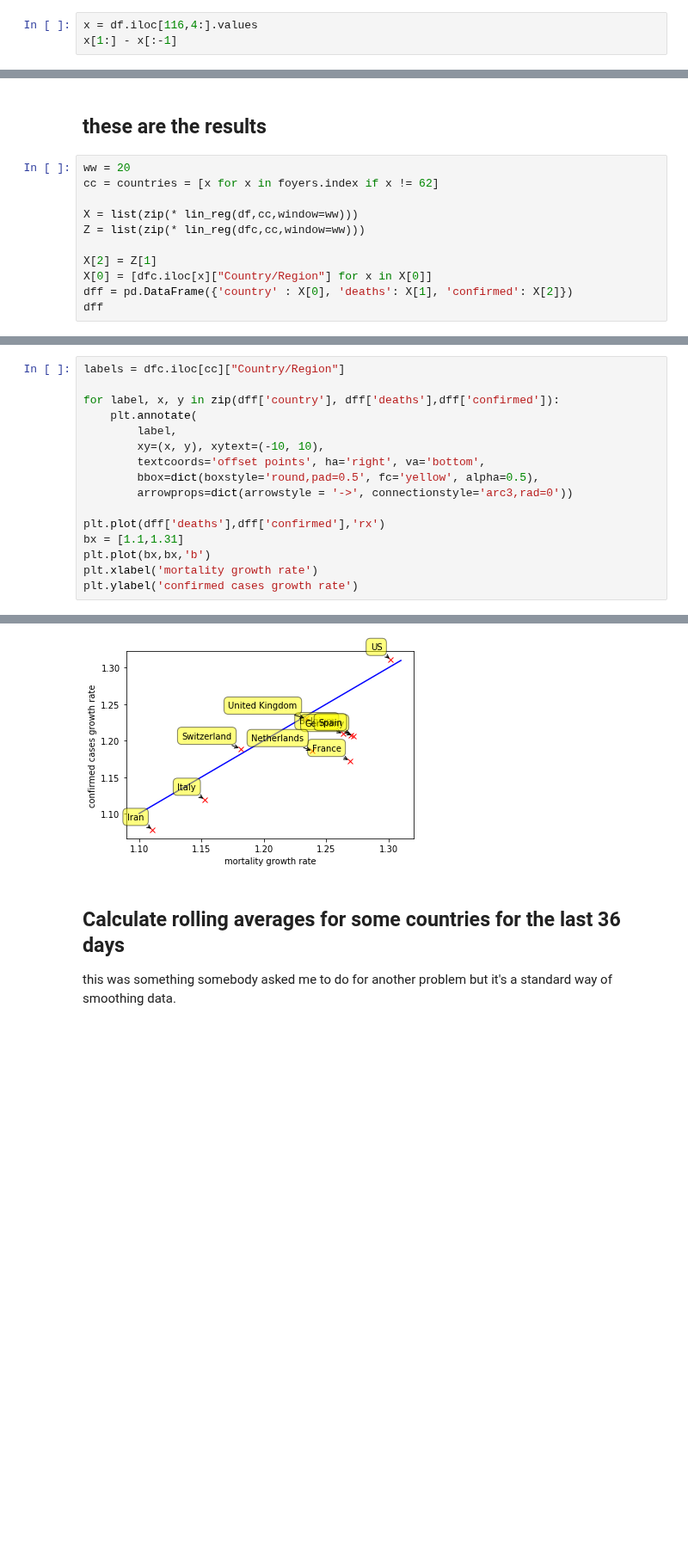
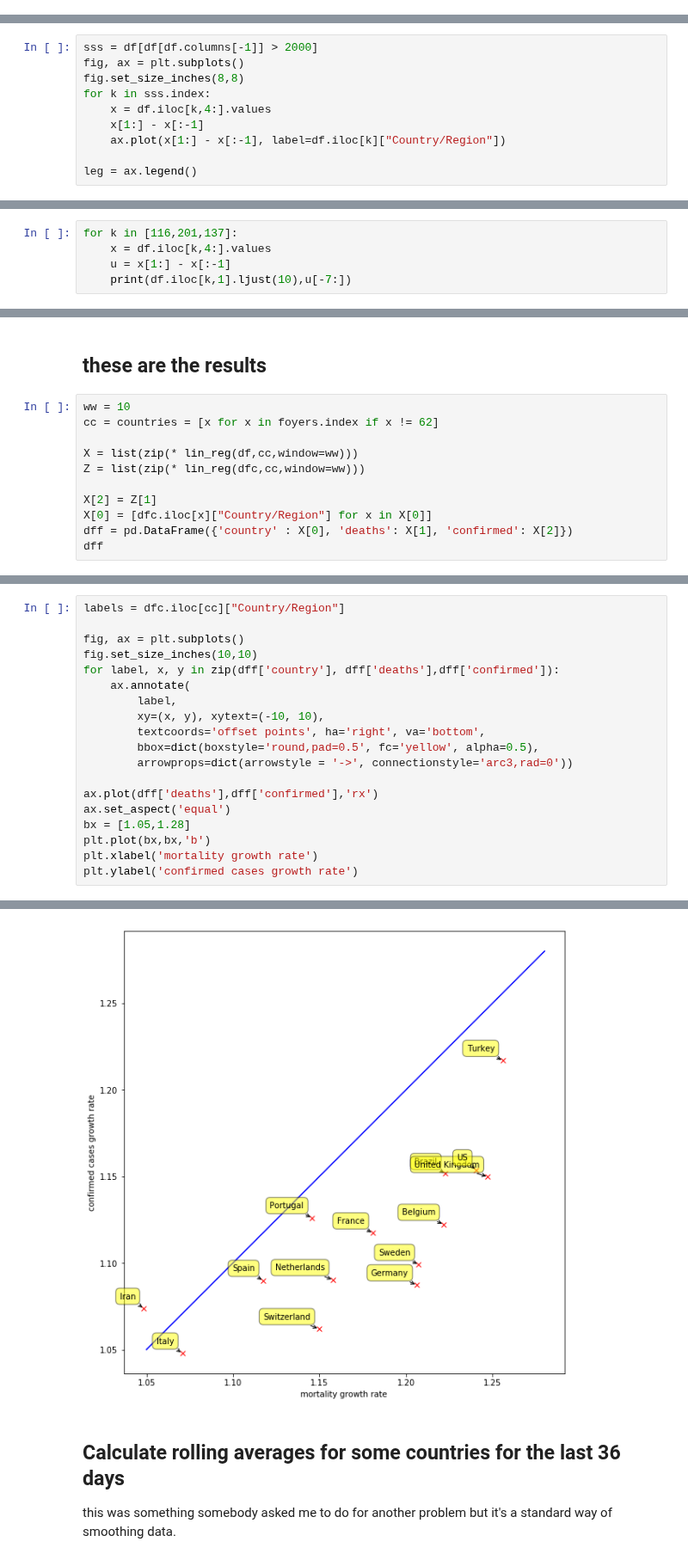
Before and after one commit to macbuse/just-math, a Jupyter notebook: covid_mortality.ipynb, the cells around one changed output, grey strips where cells are left out. Shown at 86% size. Drawn from its saved outputs; the diff is of its cells as text; blank space fills up the shorter version.

```diff
--- a/covid_mortality.ipynb
+++ b/covid_mortality.ipynb
@@ -88,5 +97,2 @@ leg = ax.legend();
 # %% [markdown]
 so the graph shows log(deaths)
-# %%
-x = df.iloc[116,4:].values
-x[1:] - x[:-1]
@@ -97,0 +99,10 @@ array([0, 0, 0, 0, 0, 0, 0, 0, 0, 0, 0, 0, 0, 0, 0, 0, 0, 0, 0, 0, 0, 0,
+# %%
+sss = df[df[df.columns[-1]] > 2000]
+fig, ax = plt.subplots()
+fig.set_size_inches(8,8)
+for k in sss.index:
+    x = df.iloc[k,4:].values
+    x[1:] - x[:-1]
+    ax.plot(x[1:] - x[:-1], label=df.iloc[k]["Country/Region"])
+
+leg = ax.legend()
@@ -97,0 +111,5 @@ array([0, 0, 0, 0, 0, 0, 0, 0, 0, 0, 0, 0, 0, 0, 0, 0, 0, 0, 0, 0, 0, 0,
+# %%
+for k in [116,201,137]:
+    x = df.iloc[k,4:].values
+    u = x[1:] - x[:-1]
+    print(df.iloc[k,1].ljust(10),u[-7:])
@@ -128,7 +150,7 @@ def lin_reg(mdf, indices, window = 10):
 # %% [markdown]
 ## these are the results
 # %%
-ww = 20
+ww = 10
 cc = countries = [x for x in foyers.index if x != 62]
 
 X = list(zip(* lin_reg(df,cc,window=ww)))
@@ -153,22 +204,25 @@ dff
 # %%
 labels = dfc.iloc[cc]["Country/Region"]
 
+fig, ax = plt.subplots()
+fig.set_size_inches(10,10)
 for label, x, y in zip(dff['country'], dff['deaths'],dff['confirmed']):
-    plt.annotate(
+    ax.annotate(
         label,
         xy=(x, y), xytext=(-10, 10),
         textcoords='offset points', ha='right', va='bottom',
         bbox=dict(boxstyle='round,pad=0.5', fc='yellow', alpha=0.5),
         arrowprops=dict(arrowstyle = '->', connectionstyle='arc3,rad=0'))
 
-plt.plot(dff['deaths'],dff['confirmed'],'rx')
-bx = [1.1,1.31]
+ax.plot(dff['deaths'],dff['confirmed'],'rx')
+ax.set_aspect('equal')
+bx = [1.05,1.28]
 plt.plot(bx,bx,'b')
 plt.xlabel('mortality growth rate')
 plt.ylabel('confirmed cases growth rate')
 # %% [output]
 Text(0,0.5,'confirmed cases growth rate')
-[figure, old version]
+[figure, new version]
 # %% [markdown]
 ## Calculate rolling averages for some countries for the last 36 days
 
```
Also changed, not shown: parts of 23 cells of this notebook.
